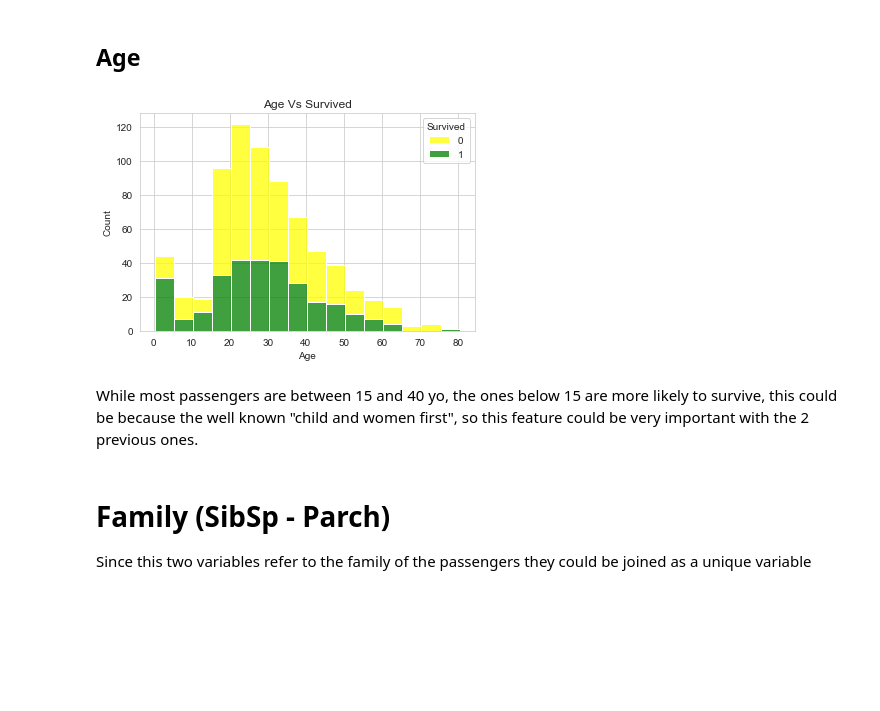
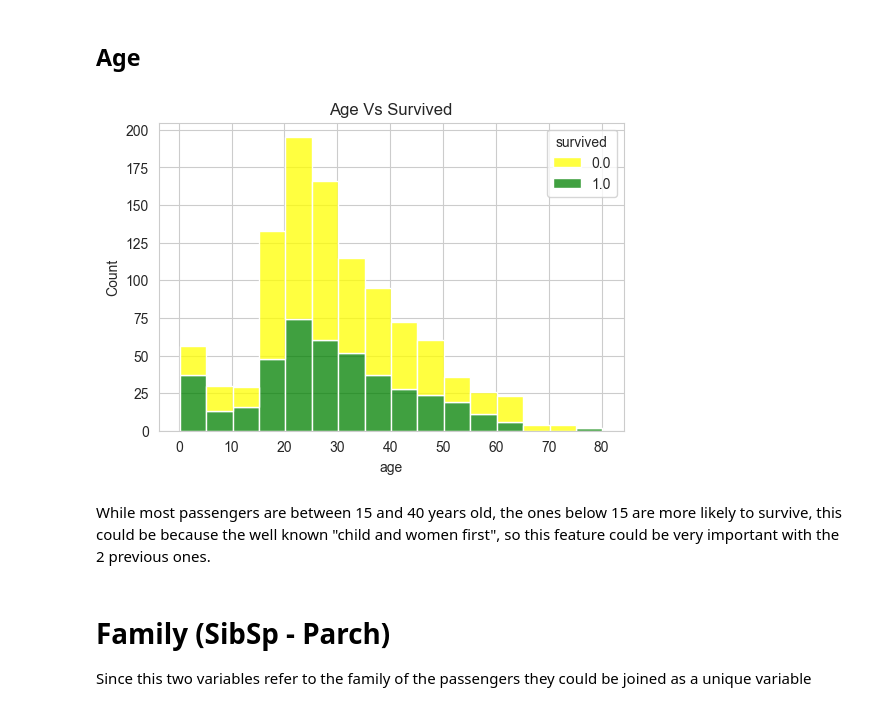
Before and after one commit to JoseRZapataMeli/titanic-kedro, a Jupyter notebook: notebooks/02-EDA-jrz-2022_08_19.ipynb, the cells around one changed output. Drawn from its saved outputs; the diff is of its cells as text; code cells hidden in the pictures; blank space fills up the shorter version.

```diff
--- a/notebooks/02-EDA-jrz-2022_08_19.ipynb
+++ b/notebooks/02-EDA-jrz-2022_08_19.ipynb
@@ -82,3 +48,7 @@ data.sample(5)
 Load data after splitting into train and test sets.
 # %% [markdown]
 At first sight the Cabin variable could be drop cause the high number of nulls, and also the Fare variable should hold the information related to the cabin (The higher the price the better the cabin). The age has to be analyzed and check if it could be imputed. For Embarked also we have to make an analysis but in a first try those null rows could be dropped.
+# %%
+catalog.list()
+train = catalog.load('titanic')
+train.info()
@@ -152,13 +141,13 @@ First class passengers (rich ones) are more likely to survive, combined with Sex
 ## Age
 # %%
 plt.figure(figsize = (6,4))
-sns.histplot(data = train , x = 'Age' , hue = "Survived",binwidth=5,palette = sns.color_palette(["yellow" , "green"]) ,multiple = "stack" ).set_title(f"{'Age'} Vs Survived")
+sns.histplot(data = train , x = 'age' , hue = "survived",binwidth=5,palette = sns.color_palette(["yellow" , "green"]) ,multiple = "stack" ).set_title(f"{'Age'} Vs Survived")
 
 plt.show()
 # %% [output]
-[figure, old version]
+[figure, new version]
 # %% [markdown]
-While most passengers are between 15 and 40 yo, the ones below 15 are more likely to survive, this could be because the well known "child and women first", so this feature could be very important with the 2 previous ones.
+While most passengers are between 15 and 40 years old, the ones below 15 are more likely to survive, this could be because the well known "child and women first", so this feature could be very important with the 2 previous ones.
 # %% [markdown]
 # Family (SibSp - Parch)
 Since this two variables refer to the family of the passengers they could be joined as a unique variable
```
Also changed, not shown: parts of 21 cells of this notebook, 3 other files.
